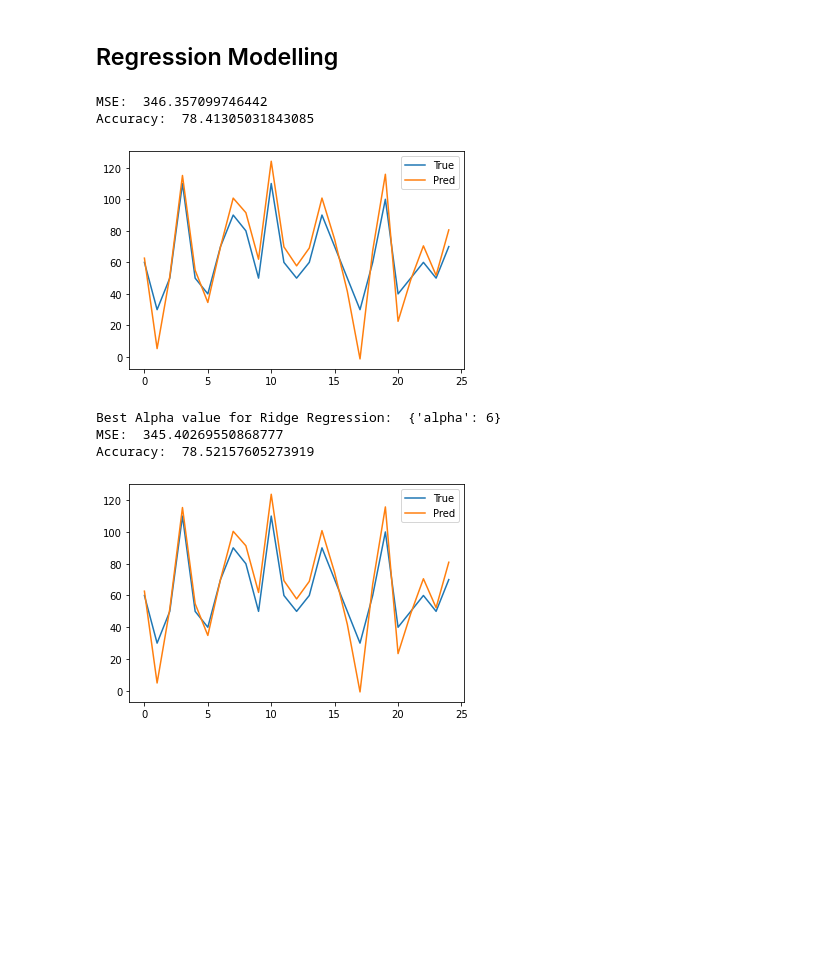
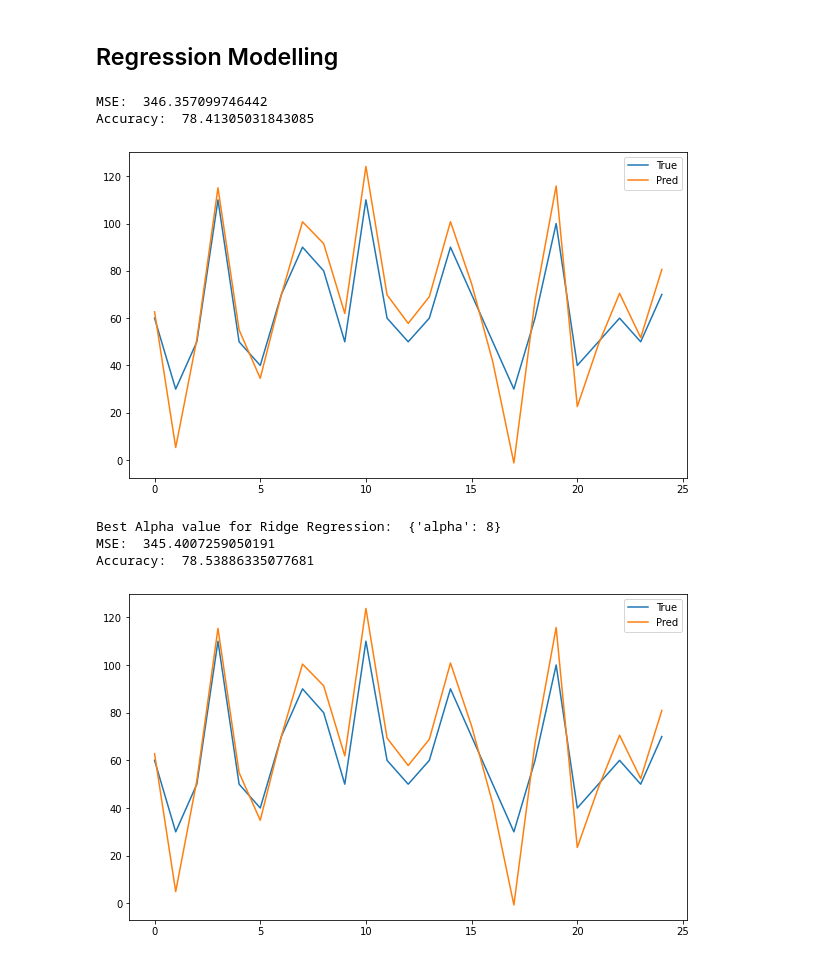
Before and after one commit to kapeeshvarma/Appliances-Energy-Prediction, a Jupyter notebook: Appliances_Energy_Prediction_Capstone_Project.ipynb, the cells around one changed output. Saved outputs shown, nothing was run; the diff lists cells and outputs as text; code cells hidden in the pictures; blank space fills up the shorter version.

```diff
--- a/Appliances_Energy_Prediction_Capstone_Project.ipynb
+++ b/Appliances_Energy_Prediction_Capstone_Project.ipynb
@@ -192,25 +192,27 @@ x_train, x_test, y_train, y_test = train_test_split(x, y, test_size = 0.2)
 # %%
 # Perform Linear Regression
 lin_reg = LinearRegression()
 lin_reg.fit(x_train,y_train)
 pred = lin_reg.predict(x_test)
 
 # Plot True vs Predicted values for first 25 variables
-plt.plot(y_test[:25])
-plt.plot(pred[:25])
+fig, ax = plt.subplots()
+fig.set_size_inches(10, 6)
+ax.plot(y_test[:25])
+ax.plot(pred[:25])
 plt.legend(['True','Pred'])
 
 # Compute Mean Squared Error
 print('MSE: ',mean_squared_error(pred,y_test))
 
 # Compute Accuracy
 errors = abs(pred-y_test)
 percent_error = 100 * np.mean(errors/y_test)
 print('Accuracy: ',100-percent_error)
 # %% [output]
 MSE:  346.357099746442
 Accuracy:  78.41305031843085
-[figure, old version]
+[figure, new version]
 # %%
 # Perform Ridge Regression along with Hyperparameter Tuning with GridSearchCV
 ridge = Ridge()
@@ -226,8 +228,10 @@ best = ridge_cv.best_params_
 print('Best Alpha value for Ridge Regression: ',best)
 
 # Plot True vs Predicted values for first 25 variables
-plt.plot(y_test[:25])
-plt.plot(pred[:25])
+fig, ax = plt.subplots()
+fig.set_size_inches(10, 6)
+ax.plot(y_test[:25])
+ax.plot(pred[:25])
 plt.legend(['True','Pred'])
 
 # Compute Mean Squared Error
@@ -238,7 +242,7 @@ errors = abs(pred-y_test)
 percent_error = 100 * np.mean(errors/y_test)
 print('Accuracy: ',100-percent_error)
 # %% [output]
-Best Alpha value for Ridge Regression:  {'alpha': 6}
-MSE:  345.40269550868777
-Accuracy:  78.52157605273919
+Best Alpha value for Ridge Regression:  {'alpha': 8}
+MSE:  345.4007259050191
+Accuracy:  78.53886335077681
-[figure, old version]
+[figure, new version]
```
Also changed, not shown: parts of 1 cell of this notebook.
